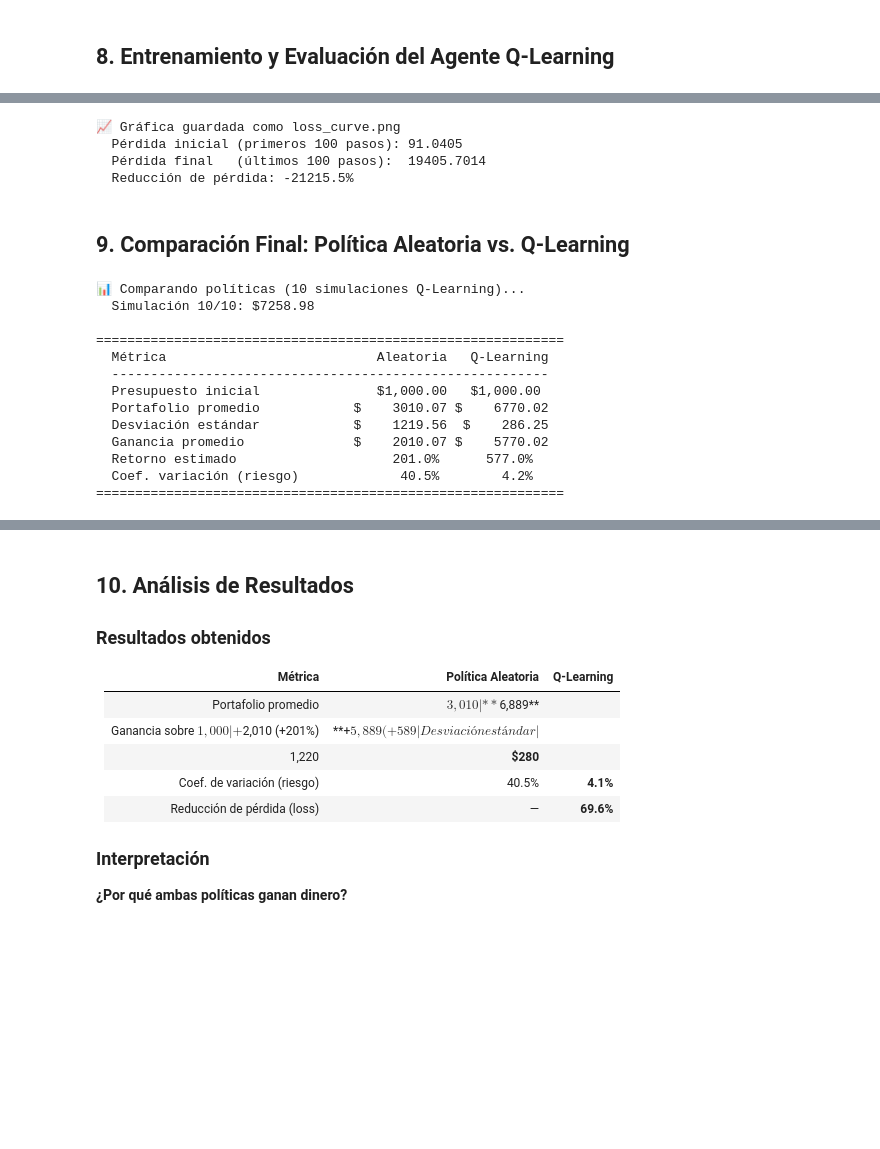
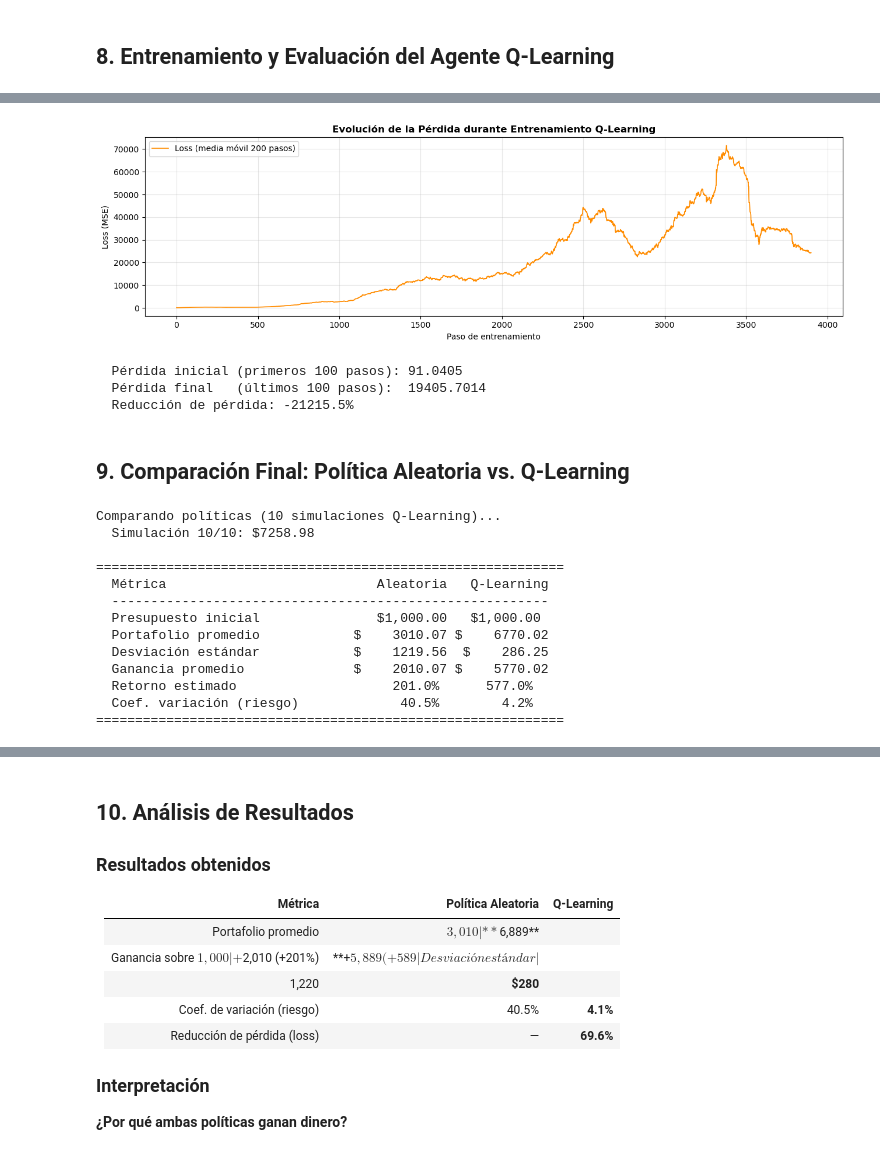
Before and after one commit to Angel-Mozz/Procesamiento_Inteligente-_de-Datos_Angel_Ocariz, a Jupyter notebook: parcial2/Precios_Acciones_Agente_RL.ipynb, the cells around one changed output, grey strips where cells are left out. Drawn from its saved outputs; the diff is of its cells as text; code cells hidden in the pictures; blank space fills up the shorter version.

```diff
--- a/parcial2/Precios_Acciones_Agente_RL.ipynb
+++ b/parcial2/Precios_Acciones_Agente_RL.ipynb
@@ -416,26 +425,25 @@ plot_prices(prices, 'MSFT Simulado — Señales Agente Q-Learning (primeras 80)'
 # %%
 # Curva de aprendizaje
 fig, ax = plt.subplots(figsize=(13, 4))
 smooth = np.convolve(ql_policy.loss_history, np.ones(200)/200, mode='valid')
 ax.plot(smooth, color='darkorange', linewidth=1.2, label='Loss (media móvil 200 pasos)')
 ax.set_title('Evolución de la Pérdida durante Entrenamiento Q-Learning', fontweight='bold')
 ax.set_xlabel('Paso de entrenamiento'); ax.set_ylabel('Loss (MSE)')
 ax.legend(); ax.grid(alpha=0.3)
-plt.tight_layout(); plt.savefig('loss_curve.png', dpi=120); plt.close()
-print("📈 Gráfica guardada como loss_curve.png")
+plt.tight_layout(); plt.show()
 print(f"  Pérdida inicial (primeros 100 pasos): {np.mean(ql_policy.loss_history[:100]):.4f}")
 print(f"  Pérdida final   (últimos 100 pasos):  {np.mean(ql_policy.loss_history[-100:]):.4f}")
 reduction = (1 - np.mean(ql_policy.loss_history[-100:])/np.mean(ql_policy.loss_history[:100]))*100
 print(f"  Reducción de pérdida: {reduction:.1f}%")
 # %% [output]
+[figure, added]
-📈 Gráfica guardada como loss_curve.png
   Pérdida inicial (primeros 100 pasos): 91.0405
   Pérdida final   (últimos 100 pasos):  19405.7014
   Reducción de pérdida: -21215.5%
 # %% [markdown]
 ## 9. Comparación Final: Política Aleatoria vs. Q-Learning
 # %%
-print("📊 Comparando políticas (10 simulaciones Q-Learning)...")
+print("Comparando políticas (10 simulaciones Q-Learning)...")
 ql_portfolios = []
 for i in range(10):
     np.random.seed(i); random.seed(i)
@@ -458,7 +466,7 @@ print(f"  {'Retorno estimado':<30} {((avg_random/budget)-1)*100:>10.1f}% {((avg_
 print(f"  {'Coef. variación (riesgo)':<30} {std_random/avg_random*100:>10.1f}% {std_ql/avg_ql*100:>10.1f}%")
 print(f"{'='*60}")
 # %% [output]
-📊 Comparando políticas (10 simulaciones Q-Learning)...
+Comparando políticas (10 simulaciones Q-Learning)...
   Simulación 10/10: $7258.98
 
 ============================================================
```
Also changed, not shown: parts of 13 cells of this notebook.
